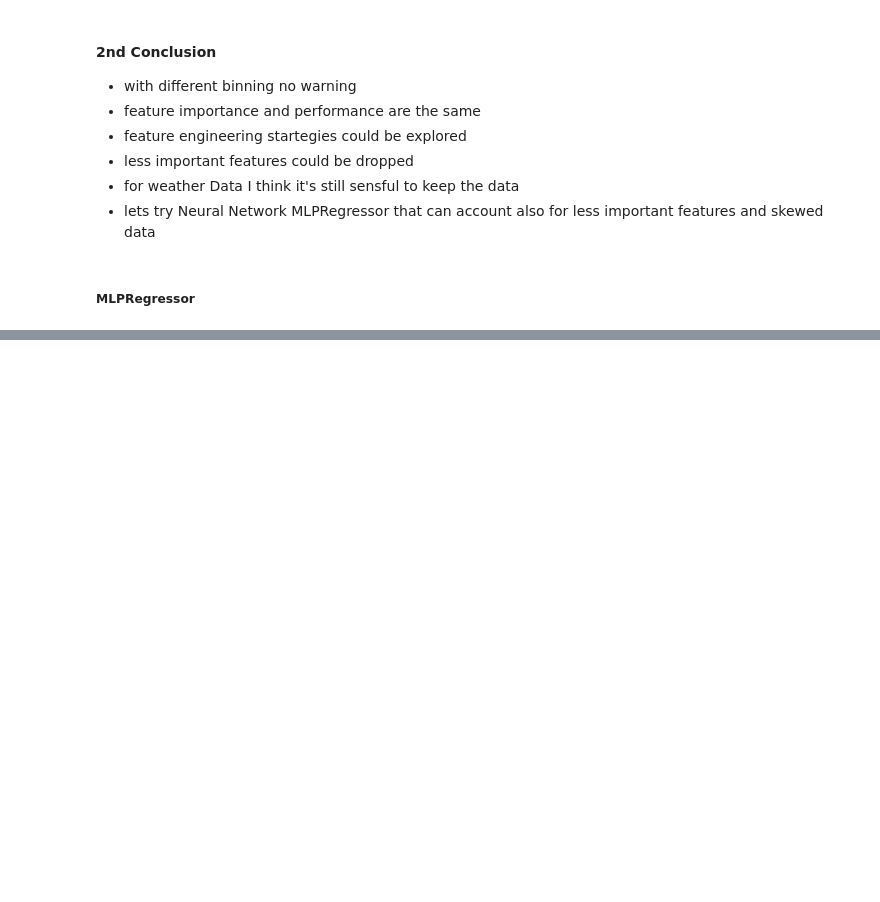
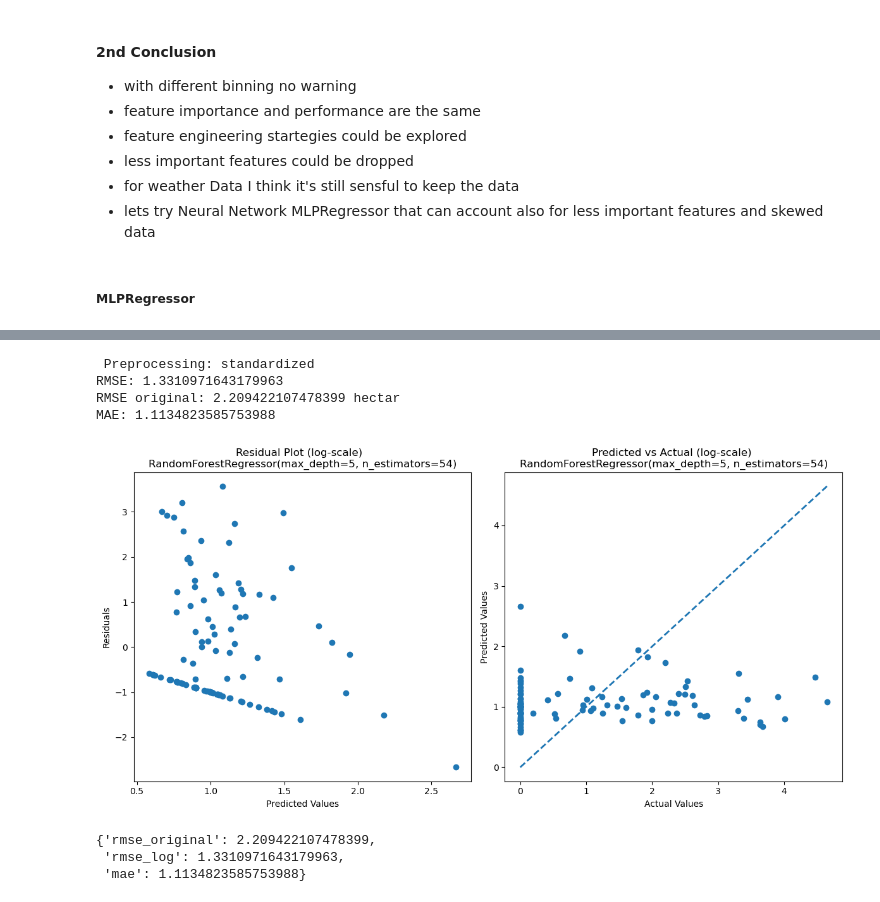
Before and after one commit to Yawkward/fire_data, a Jupyter notebook: FWI_project.ipynb, the cells around one changed output, grey strips where cells are left out. Drawn from its saved outputs; the diff is of its cells as text; code cells hidden in the pictures; blank space fills up the shorter version.

```diff
--- a/FWI_project.ipynb
+++ b/FWI_project.ipynb
@@ -885,0 +960,12 @@ Name: area_log, Length: 104, dtype: float64)
+# %%
+rF_model_val = load('randomForReg_tuned3.pkl')
+validate(rF_model_val, X_test=X_test, y_test=y_test, scoring=['rmse', 'mae'], plot=True)
+# %% [output]
+ Preprocessing: standardized
+RMSE: 1.3310971643179963
+RMSE original: 2.209422107478399 hectar
+MAE: 1.1134823585753988
+[figure, added]
+{'rmse_original': 2.209422107478399,
+ 'rmse_log': 1.3310971643179963,
+ 'mae': 1.1134823585753988}
```
Also changed, not shown: parts of 15 cells of this notebook, 8 other files.
